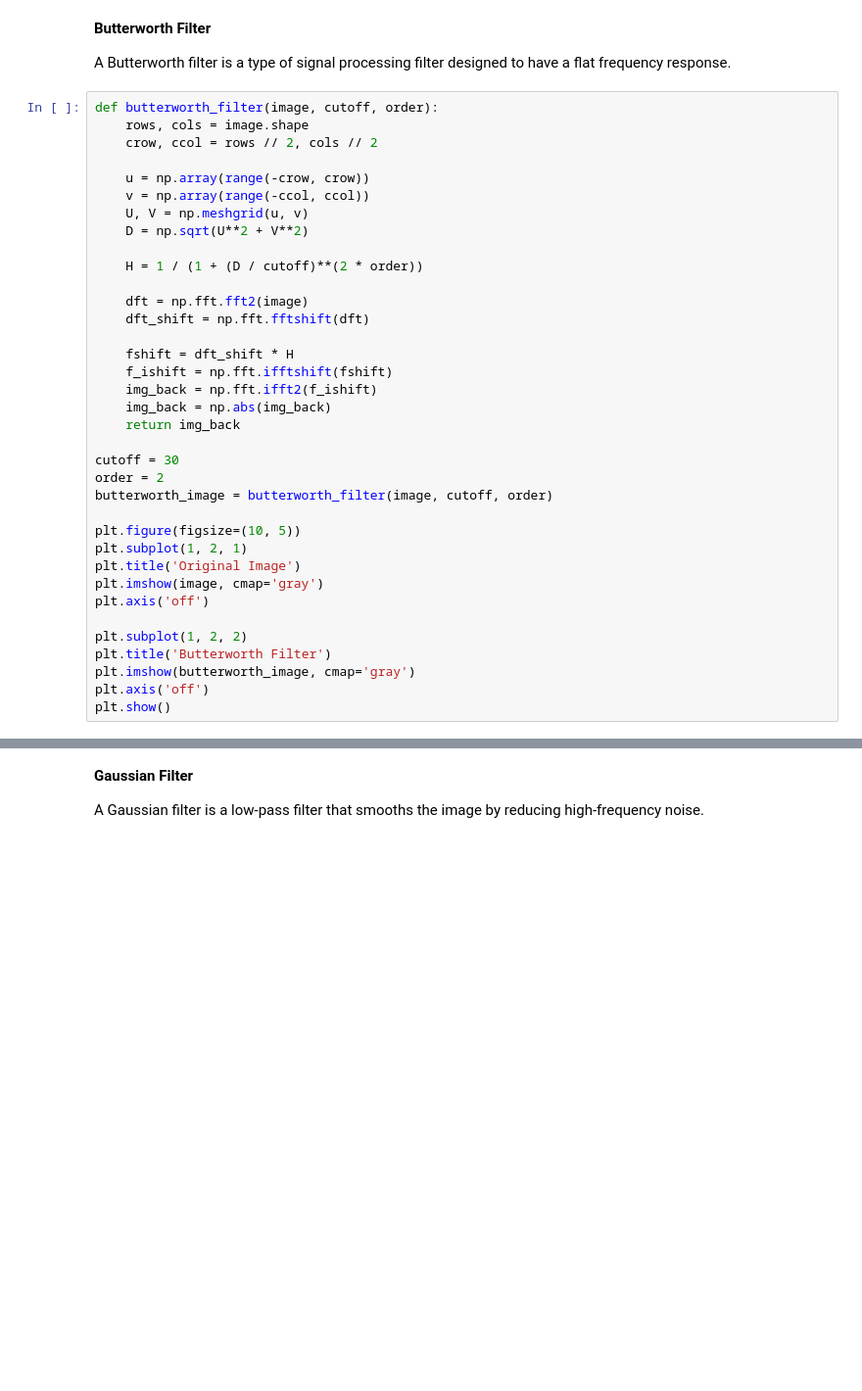
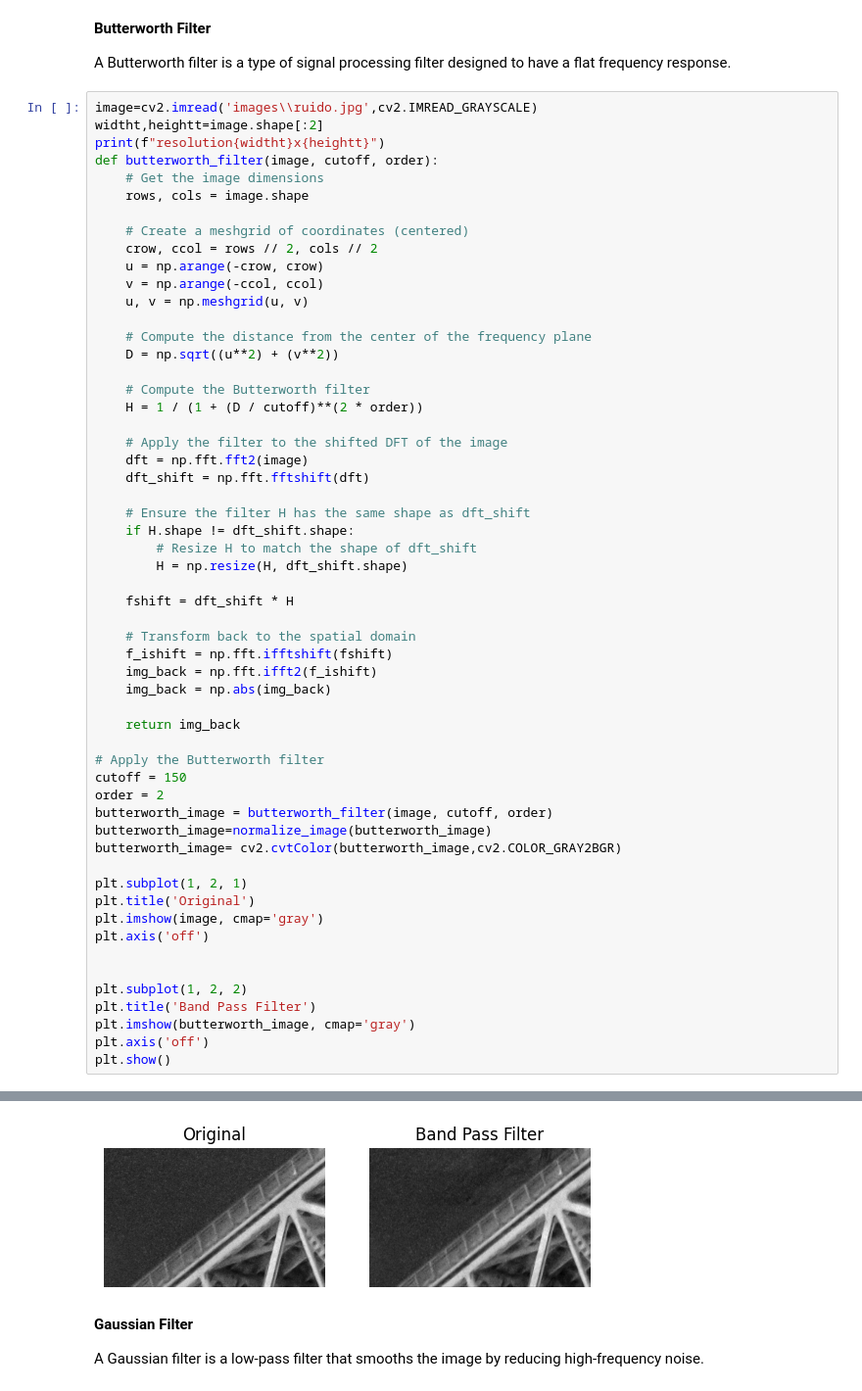
Before and after one commit to josegzl/Image-Processing, a Jupyter notebook: image_enhancement/T2_U2.ipynb, the cells around one changed output, grey strips where cells are left out. Shown: that part at 98% size. Drawn from its saved outputs; the diff is of its cells as text; blank space fills up the shorter version.

```diff
--- a/image_enhancement/T2_U2.ipynb
+++ b/image_enhancement/T2_U2.ipynb
@@ -62,38 +95,58 @@ plt.show()
 
 A Butterworth filter is a type of signal processing filter designed to have a flat frequency response.
 # %%
+image=cv2.imread('images\\ruido.jpg',cv2.IMREAD_GRAYSCALE)
+widtht,heightt=image.shape[:2]
+print(f"resolution{widtht}x{heightt}")
 def butterworth_filter(image, cutoff, order):
+    # Get the image dimensions
     rows, cols = image.shape
+
+    # Create a meshgrid of coordinates (centered)
     crow, ccol = rows // 2, cols // 2
+    u = np.arange(-crow, crow)
+    v = np.arange(-ccol, ccol)
+    u, v = np.meshgrid(u, v)
 
-    u = np.array(range(-crow, crow))
-    v = np.array(range(-ccol, ccol))
-    U, V = np.meshgrid(u, v)
-    D = np.sqrt(U**2 + V**2)
+    # Compute the distance from the center of the frequency plane
+    D = np.sqrt((u**2) + (v**2))
 
+    # Compute the Butterworth filter
     H = 1 / (1 + (D / cutoff)**(2 * order))
 
+    # Apply the filter to the shifted DFT of the image
     dft = np.fft.fft2(image)
     dft_shift = np.fft.fftshift(dft)
 
+    # Ensure the filter H has the same shape as dft_shift
+    if H.shape != dft_shift.shape:
+        # Resize H to match the shape of dft_shift
+        H = np.resize(H, dft_shift.shape)
+
     fshift = dft_shift * H
+
+    # Transform back to the spatial domain
     f_ishift = np.fft.ifftshift(fshift)
     img_back = np.fft.ifft2(f_ishift)
     img_back = np.abs(img_back)
+
     return img_back
 
-cutoff = 30
+# Apply the Butterworth filter
+cutoff = 150
 order = 2
 butterworth_image = butterworth_filter(image, cutoff, order)
+butterworth_image=normalize_image(butterworth_image)
+butterworth_image= cv2.cvtColor(butterworth_image,cv2.COLOR_GRAY2BGR)
 
-plt.figure(figsize=(10, 5))
 plt.subplot(1, 2, 1)
-plt.title('Original Image')
+plt.title('Original')
 plt.imshow(image, cmap='gray')
 plt.axis('off')
 
+
 plt.subplot(1, 2, 2)
-plt.title('Butterworth Filter')
+plt.title('Band Pass Filter')
 plt.imshow(butterworth_image, cmap='gray')
 plt.axis('off')
 plt.show()
@@ -102,3 +155,4 @@ ValueError: operands could not be broadcast together with shapes (4640,6960) (69
+[figure, added]
 # %% [markdown]
 **Gaussian Filter**
 
```
Also changed, not shown: parts of 9 cells of this notebook, 1 other file.
